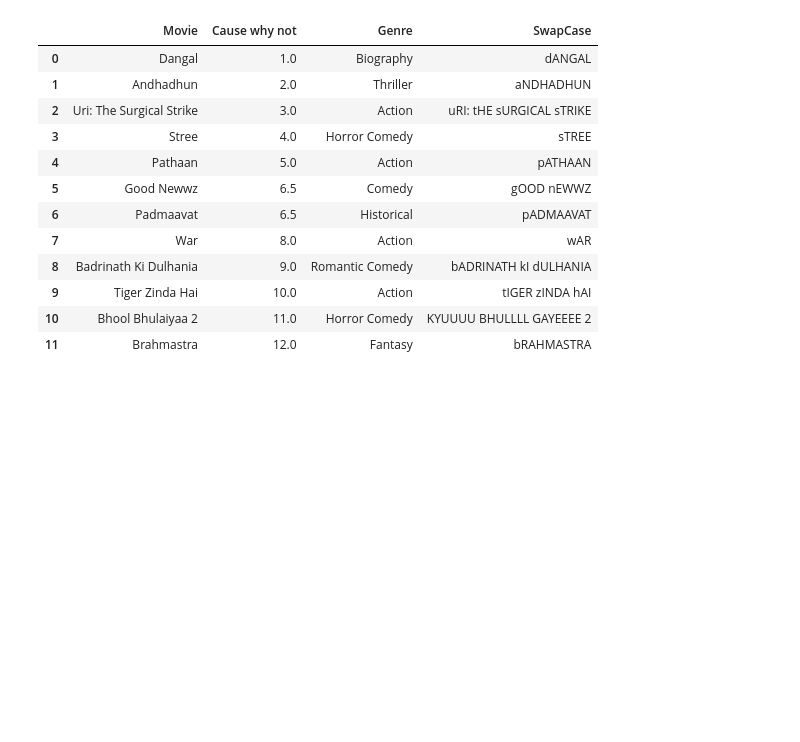
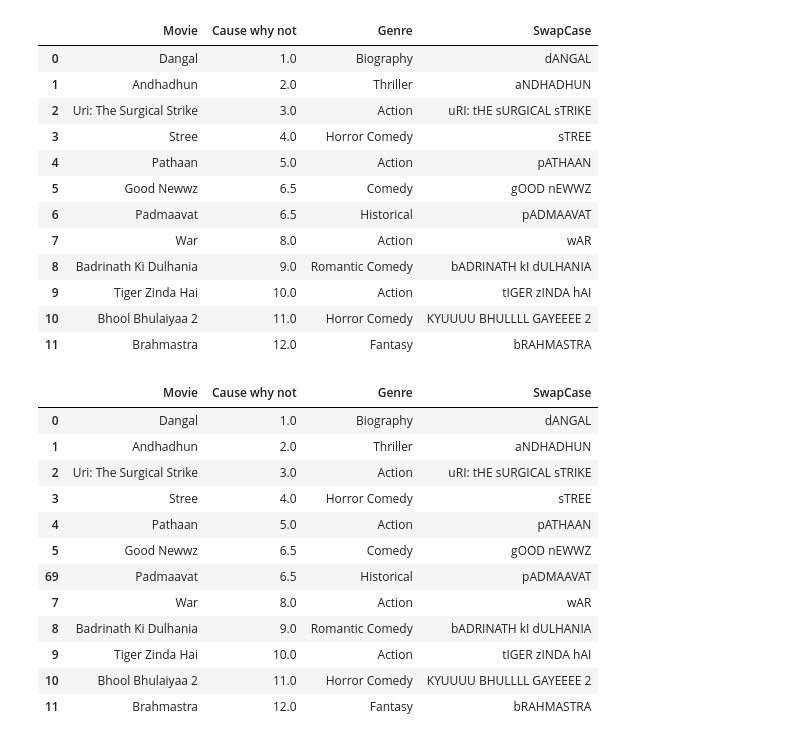
Before and after one commit to IndoKris/Data-Science, a Jupyter notebook: Pandas/Data Transformation.ipynb, the cells around one changed output. Cells and saved outputs as stored; diff of their text form; code cells hidden in the pictures; blank space fills up the shorter version.

```diff
--- a/Pandas/Data Transformation.ipynb
+++ b/Pandas/Data Transformation.ipynb
@@ -389,3 +389,22 @@ df3
 | 9 | Tiger Zinda Hai | 10.0 | Action | tIGER zINDA hAI |
 | 10 | Bhool Bhulaiyaa 2 | 11.0 | Horror Comedy | KYUUUU BHULLLL GAYEEEE 2 |
 | 11 | Brahmastra | 12.0 | Fantasy | bRAHMASTRA |
+# %%
+# to change labels / index use
+df3.rename(index = {6:69}, inplace = True )
+# %%
+df3
+# %% [output]
+|  | Movie | Cause why not | Genre | SwapCase |
+| 0 | Dangal | 1.0 | Biography | dANGAL |
+| 1 | Andhadhun | 2.0 | Thriller | aNDHADHUN |
+| 2 | Uri: The Surgical Strike | 3.0 | Action | uRI: tHE sURGICAL sTRIKE |
+| 3 | Stree | 4.0 | Horror Comedy | sTREE |
+| 4 | Pathaan | 5.0 | Action | pATHAAN |
+| 5 | Good Newwz | 6.5 | Comedy | gOOD nEWWZ |
+| 69 | Padmaavat | 6.5 | Historical | pADMAAVAT |
+| 7 | War | 8.0 | Action | wAR |
+| 8 | Badrinath Ki Dulhania | 9.0 | Romantic Comedy | bADRINATH kI dULHANIA |
+| 9 | Tiger Zinda Hai | 10.0 | Action | tIGER zINDA hAI |
+| 10 | Bhool Bhulaiyaa 2 | 11.0 | Horror Comedy | KYUUUU BHULLLL GAYEEEE 2 |
+| 11 | Brahmastra | 12.0 | Fantasy | bRAHMASTRA |
```
